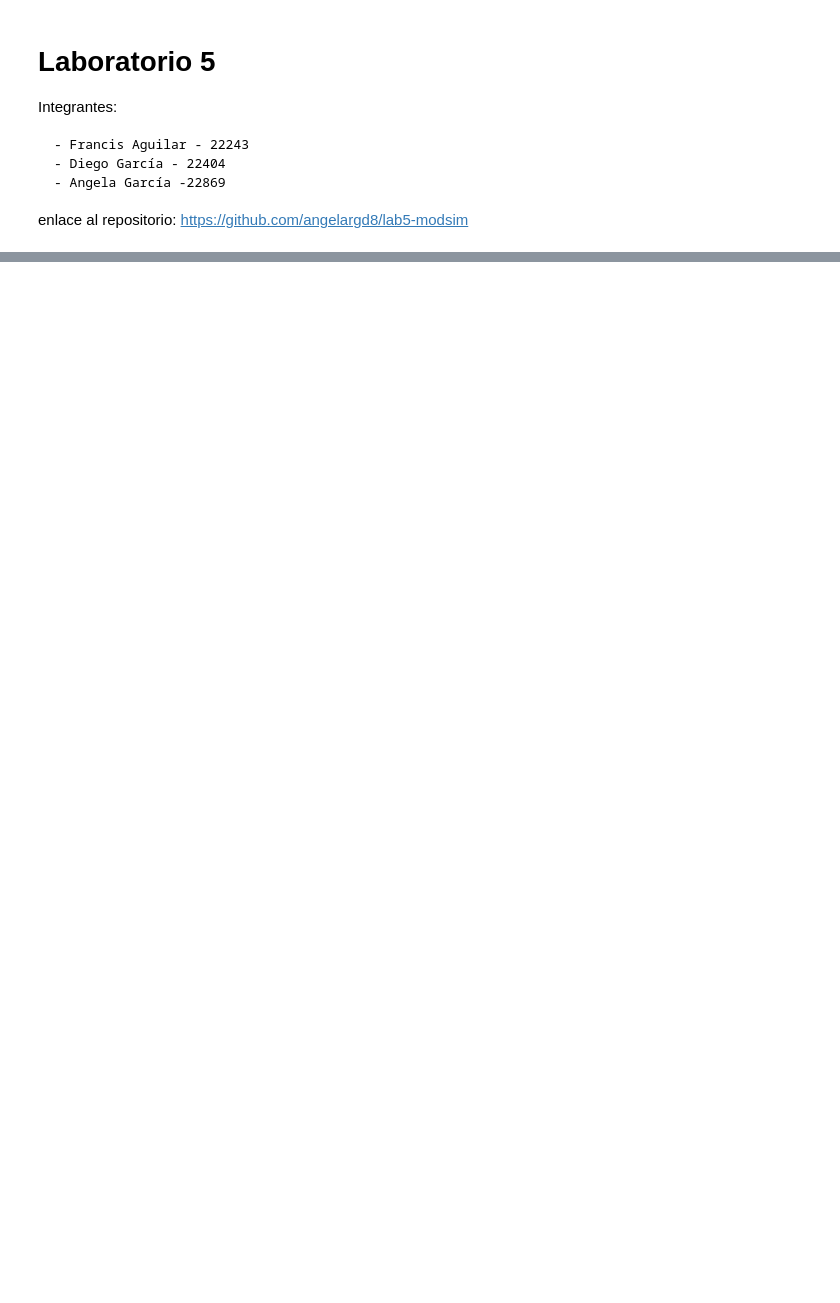
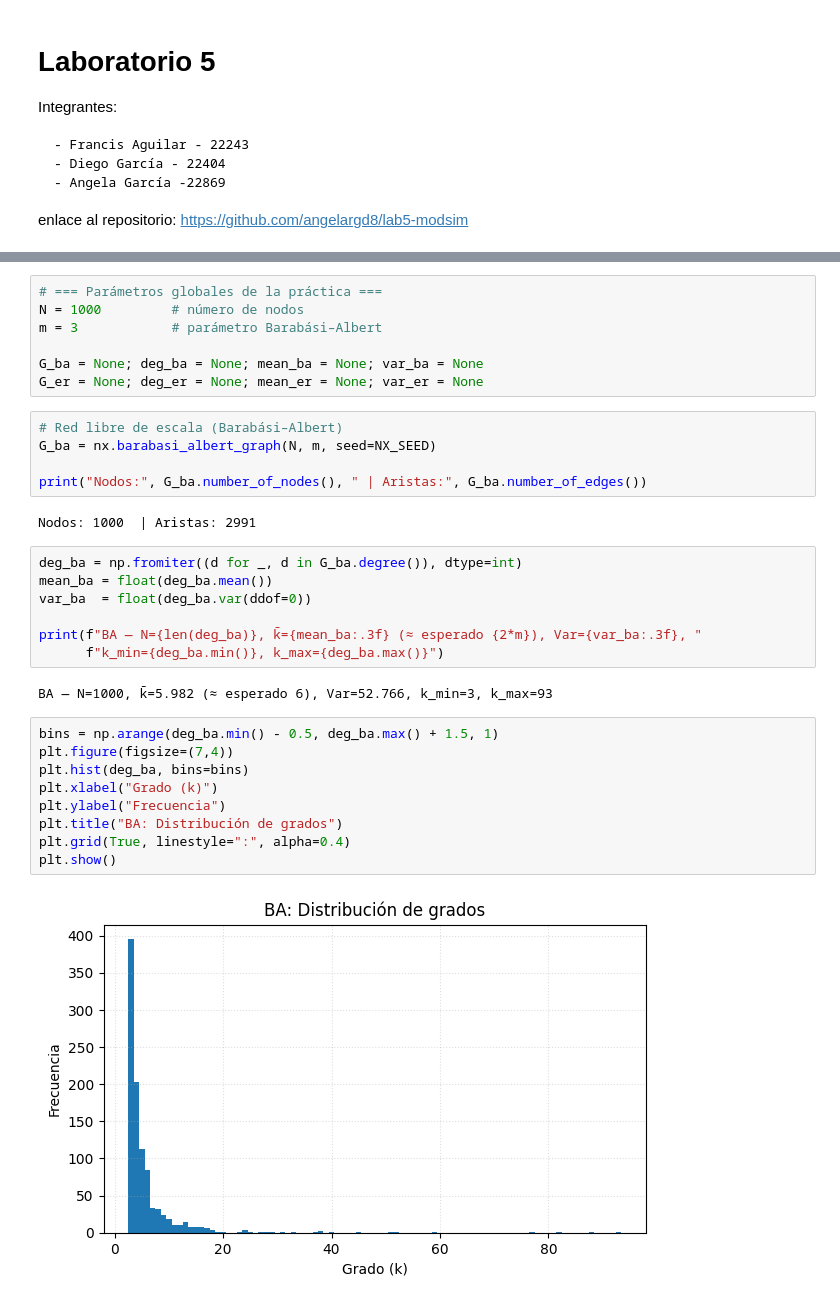
Before and after one commit to angelargd8/lab5-modsim, a Jupyter notebook: main.ipynb, the cells around one changed output, grey strips where cells are left out. Drawn from its saved outputs; the diff is of its cells as text; blank space fills up the shorter version.

Commit message:
distribucion sin escala

```diff
--- a/main.ipynb
+++ b/main.ipynb
@@ -58,0 +70,34 @@ Entonces, la heterogeneidad que hacen las redes libres de escala más vulnerable
+# %%
+# === Parámetros globales de la práctica ===
+N = 1000         # número de nodos
+m = 3            # parámetro Barabási–Albert
+
+G_ba = None; deg_ba = None; mean_ba = None; var_ba = None
+G_er = None; deg_er = None; mean_er = None; var_er = None
+# %%
+# Red libre de escala (Barabási–Albert)
+G_ba = nx.barabasi_albert_graph(N, m, seed=NX_SEED)
+
+print("Nodos:", G_ba.number_of_nodes(), " | Aristas:", G_ba.number_of_edges())
+# %% [output]
+Nodos: 1000  | Aristas: 2991
+# %%
+deg_ba = np.fromiter((d for _, d in G_ba.degree()), dtype=int)
+mean_ba = float(deg_ba.mean())
+var_ba  = float(deg_ba.var(ddof=0))
+
+print(f"BA — N={len(deg_ba)}, k̄={mean_ba:.3f} (≈ esperado {2*m}), Var={var_ba:.3f}, "
+      f"k_min={deg_ba.min()}, k_max={deg_ba.max()}")
+# %% [output]
+BA — N=1000, k̄=5.982 (≈ esperado 6), Var=52.766, k_min=3, k_max=93
+# %%
+bins = np.arange(deg_ba.min() - 0.5, deg_ba.max() + 1.5, 1)
+plt.figure(figsize=(7,4))
+plt.hist(deg_ba, bins=bins)
+plt.xlabel("Grado (k)")
+plt.ylabel("Frecuencia")
+plt.title("BA: Distribución de grados")
+plt.grid(True, linestyle=":", alpha=0.4)
+plt.show()
+# %% [output]
+[figure, added]
```
Also changed, not shown: parts of 6 cells of this notebook.
